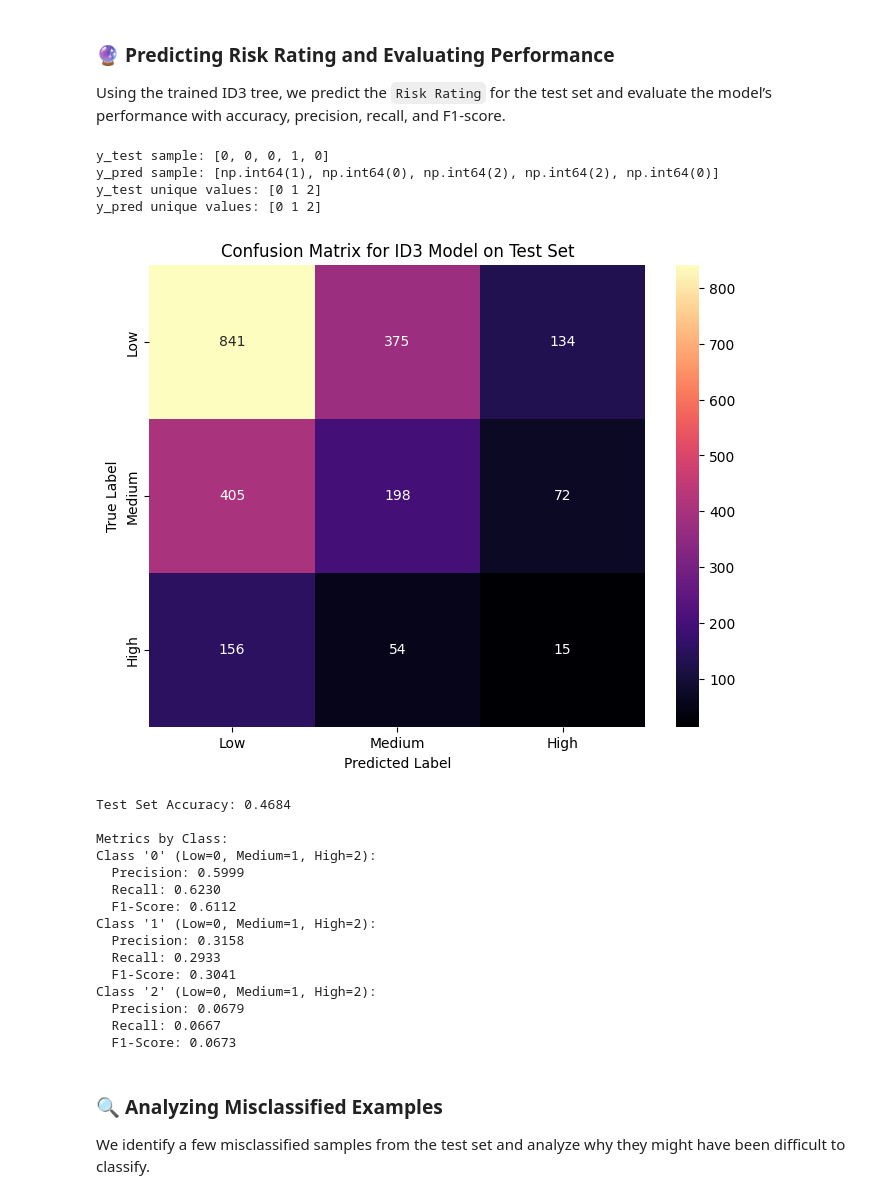
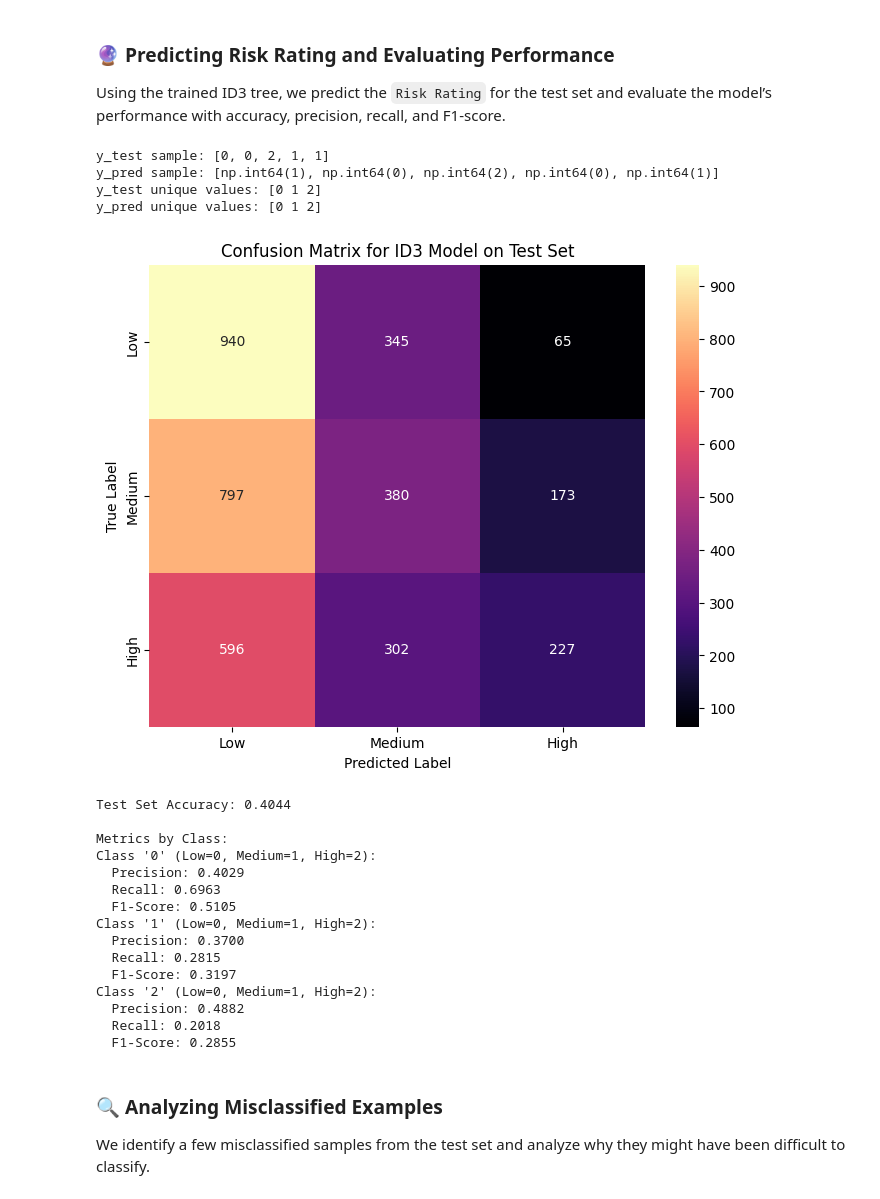
Before and after one commit to merttcetn/ML-PA2, a Jupyter notebook: assignment2.ipynb, the cells around one changed output. Saved outputs shown, nothing was run; the diff lists cells and outputs as text; code cells hidden in the pictures.

```diff
--- a/assignment2.ipynb
+++ b/assignment2.ipynb
@@ -304,0 +444,14 @@ def information_gain(X_column, y):
+# %%
+# Calculate class ratios
+class_counts = np.bincount(y_train)
+class_ratios = class_counts / len(y_train)
+print("Class Ratios (Low, Medium, High):", class_ratios)
+
+# More aggressive class weighting (no normalization)
+inverse_ratios = 1 / class_ratios
+
+# Normalize the inverse ratios to sum to 1
+class_weights_dict = {i: float(inverse_ratios[i]) for i in range(len(inverse_ratios))}
+
+# Print the adjusted class weights
+print("Adjusted Class Weights (No Normalization):", class_weights_dict)
@@ -370,3 +644,8 @@ tree = id3(X_train, y_train, features)
+# %%
+# Construct the tree with the maximum depth of 5
+max_depth = 5
+features = X_train.columns.tolist()
+tree = id3(X_train, y_train, features, class_weights_dict, max_depth)
 # %%
 # Compute the accuracy of the decision tree
 def compute_metrics(y_true, y_pred, labels):
@@ -405,17 +684,31 @@ from sklearn.metrics import confusion_matrix
 import matplotlib.pyplot as plt
 import seaborn as sns
 
-# Predict function
+# Predict function for the decision tree
 def predict(node, sample):
     """Predict the label for a sample by traversing the decision tree."""
     if node.label is not None:
         return node.label
+
     feature_value = sample[node.feature]
-    if feature_value in node.children:
-        return predict(node.children[feature_value], sample)
+
+    # threshold control
+    if node.threshold is not None:
+        if feature_value <= node.threshold:
+            key = "<= {:.2f}".format(node.threshold)
+        else:
+            key = "> {:.2f}".format(node.threshold)
     else:
-        # Fallback: Return the most common label from y_train
+        # categorical feature
+        key = feature_value
+
+    # Traverse the tree
+    if key in node.children:
+        return predict(node.children[key], sample)
+    else:
+        # fallback to the most common label if the key is not found
         return y_train.mode()[0]
+
 
 # Make predictions on the test set
 y_pred = [predict(tree, X_test.iloc[i]) for i in range(len(X_test))]
@@ -427,51 +720,51 @@ print("y_test unique values:", np.unique(y_test))
 print("y_pred unique values:", np.unique(y_pred))
 
 # Compute confusion matrix
 conf_matrix = confusion_matrix(y_test, y_pred)
 
 # Visualize confusion matrix
 plt.figure(figsize=(8, 6))
 sns.heatmap(conf_matrix, annot=True, fmt="d", cmap="magma",
             xticklabels=["Low", "Medium", "High"],
             yticklabels=["Low", "Medium", "High"])
 plt.title("Confusion Matrix for ID3 Model on Test Set")
 plt.xlabel("Predicted Label")
 plt.ylabel("True Label")
 plt.show()
 
 # Define class labels and compute metrics
 labels = np.unique(y_test)  # e.g., [0, 1, 2]
 accuracy, precision, recall, f1_score = compute_metrics(y_test, y_pred, labels)
 
 # Print results
 print(f"\nTest Set Accuracy: {accuracy:.4f}")
 print("\nMetrics by Class:")
 for label in labels:
     print(f"Class '{label}' (Low={0}, Medium={1}, High={2}):")
     print(f"  Precision: {precision[label]:.4f}")
     print(f"  Recall: {recall[label]:.4f}")
     print(f"  F1-Score: {f1_score[label]:.4f}")
 # %% [output]
-y_test sample: [0, 0, 0, 1, 0]
-y_pred sample: [np.int64(1), np.int64(0), np.int64(2), np.int64(2), np.int64(0)]
+y_test sample: [0, 0, 2, 1, 1]
+y_pred sample: [np.int64(1), np.int64(0), np.int64(2), np.int64(0), np.int64(1)]
 y_test unique values: [0 1 2]
 y_pred unique values: [0 1 2]
-[figure, old version]
+[figure, new version]
-Test Set Accuracy: 0.4684
+Test Set Accuracy: 0.4044
 
 Metrics by Class:
 Class '0' (Low=0, Medium=1, High=2):
-  Precision: 0.5999
-  Recall: 0.6230
-  F1-Score: 0.6112
+  Precision: 0.4029
+  Recall: 0.6963
+  F1-Score: 0.5105
 Class '1' (Low=0, Medium=1, High=2):
-  Precision: 0.3158
-  Recall: 0.2933
-  F1-Score: 0.3041
+  Precision: 0.3700
+  Recall: 0.2815
+  F1-Score: 0.3197
 Class '2' (Low=0, Medium=1, High=2):
-  Precision: 0.0679
-  Recall: 0.0667
-  F1-Score: 0.0673
+  Precision: 0.4882
+  Recall: 0.2018
+  F1-Score: 0.2855
 # %% [markdown]
 ### **🔍 Analyzing Misclassified Examples**
 
```
Also changed, not shown: parts of 47 cells of this notebook.
